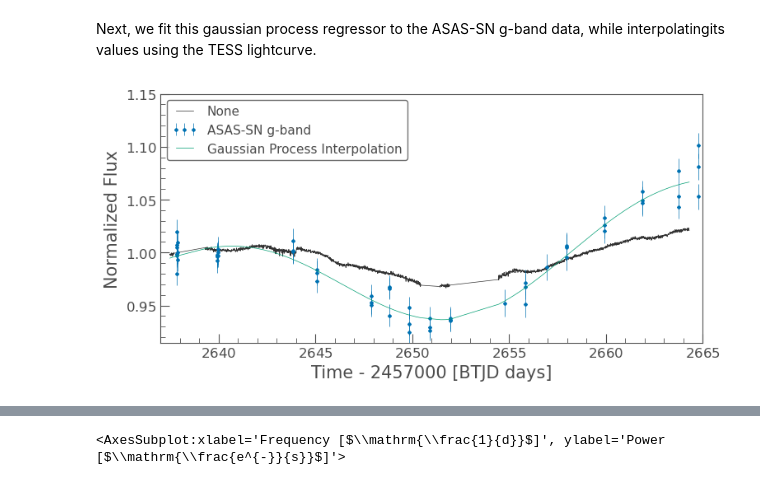
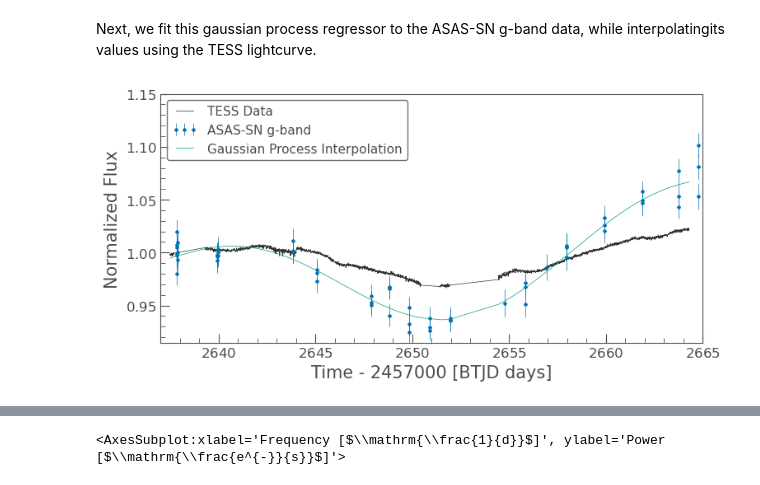
Before and after one commit to tylerapritchard/TESSGI_Tut_NGC4151, a Jupyter notebook: NGC4151_modelfit.ipynb, the cells around one changed output, grey strips where cells are left out. Drawn from its saved outputs; the diff is of its cells as text; code cells hidden in the pictures.

```diff
--- a/NGC4151_modelfit.ipynb
+++ b/NGC4151_modelfit.ipynb
@@ -38,3 +38,9 @@ target_mask, bigger_mask = pickle.load(open( "masks.p", "rb" ))
 asas=pd.read_csv('ngc4151_asas.csv')
 jdcut=(asas.HJD-2457000 > 2630) & (asas.HJD-2457000 < 2675)
 asas=asas[jdcut]
+
+with plt.style.context(MPLSTYLE):
+    fig, ax = plt.subplots()
+    lc.plot(ax=ax,normalize=True, label='TESS Data')
+    ax.errorbar(asas.HJD-2457000,asas.flux/np.median(asas.flux),yerr=asas.flux_err/np.median(asas.flux),
+                fmt='D',label='ASAS-SN g-band')
@@ -40,0 +80,4 @@ asas=asas[jdcut]
+# %%
+r_spline = lk.RegressionCorrector(lc)
+r_spline.correct(dm_spline)
+r_spline.diagnose()
@@ -40,0 +92,5 @@ asas=asas[jdcut]
+# %%
+lc_SplineCorrected=lk.LightCurve(time=r_spline.corrected_lc.time.value,
+                                 flux=r_spline.corrected_lc.flux.value*r_spline.diagnostic_lightcurves['spline'].flux.value,
+                                 flux_err=r_spline.corrected_lc.flux_err.value)
+lc_SplineCorrected.plot()
@@ -40,0 +100,9 @@ asas=asas[jdcut]
+# %%
+with plt.style.context(MPLSTYLE):
+    fig, ax = plt.subplots()
+    lc.plot(ax=ax,normalize=True, label='TESS Bkg-Sub Data')
+    lc_SplineCorrected.plot(ax=ax,normalize=True, label='TESS Spline-Corr Data')
+    ax.errorbar(asas.HJD-2457000,asas.flux/np.median(asas.flux),yerr=asas.flux_err/np.median(asas.flux),
+                fmt='D',label='ASAS-SN g-band')
+    ax.set_xlim(2637,2665)
+    ax.set_ylim(0.9,1.1025)
@@ -66,12 +136,12 @@ gp_sig = gpinterp(asas.HJD-2457000, asas.flux/np.median(asas.flux),lc.time.value
 # %%
 with plt.style.context(MPLSTYLE):
     fig, ax = plt.subplots()
-    lc.plot(ax=ax,normalize=True)
+    lc.plot(ax=ax,normalize=True, label='TESS Data')
     ax.errorbar(asas.HJD-2457000,asas.flux/np.median(asas.flux),yerr=asas.flux_err/np.median(asas.flux),
                 fmt='D',label='ASAS-SN g-band')
     ax.errorbar(gp_t,gp_f,label='Gaussian Process Interpolation')
     ax.set_ylim(0.915,1.15)
     ax.set_xlim(2637,2665)
     ax.legend(loc=2)
 # %% [output]
-[figure, old version]
+[figure, new version]
```
Also changed, not shown: parts of 29 cells of this notebook.
